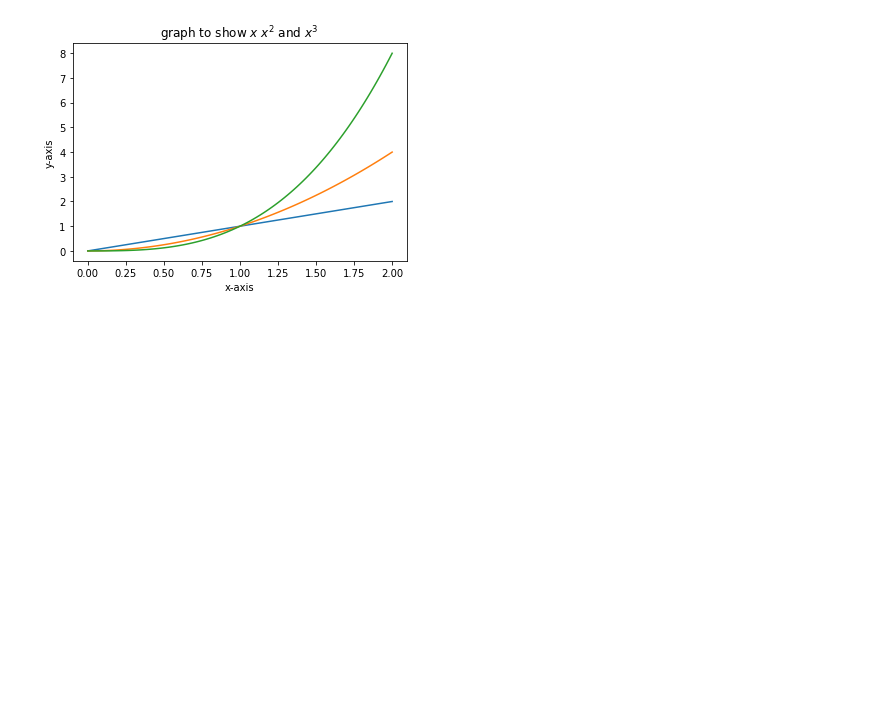
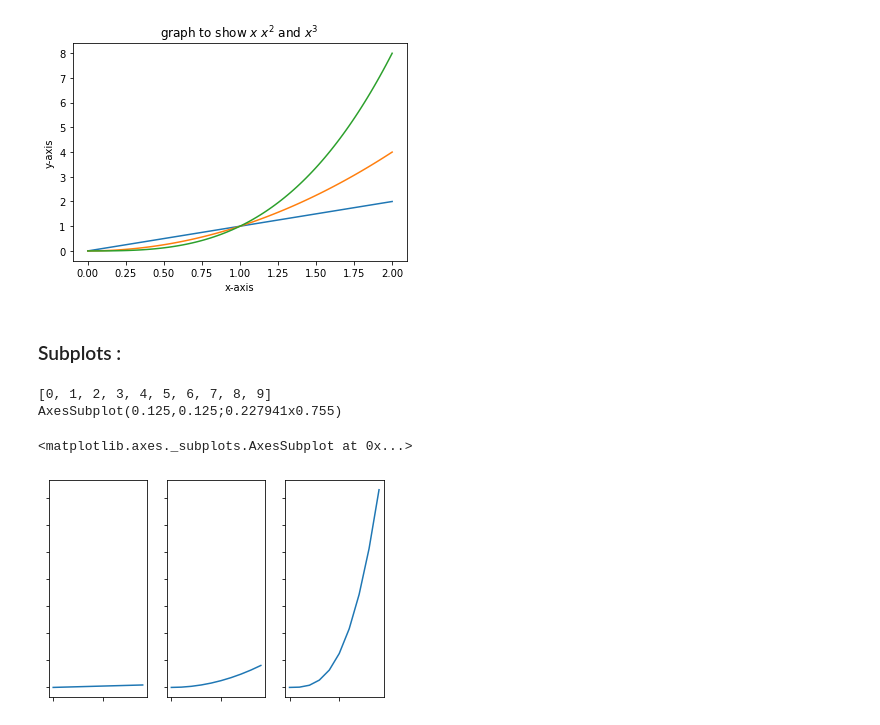
Before and after one commit to kss682/data-science-course, a Jupyter notebook: Course2/Matplotlib tutorial.ipynb, the cells around one changed output. Saved outputs shown, nothing was run; the diff lists cells and outputs as text; code cells hidden in the pictures; blank space fills up the shorter version.

Commit message:
Matplotlib tutorial

```diff
--- a/Course2/Matplotlib tutorial.ipynb
+++ b/Course2/Matplotlib tutorial.ipynb
@@ -44,3 +43,5 @@ plt.title("graph to show $x$ $x^2$ and $x^3$ ")
 # %% [output]
 Text(0.5, 1.0, 'graph to show $x$ $x^2$ and $x^3$ ')
 [figure]
+# %% [markdown]
+### Subplots :
@@ -46,0 +50,22 @@ Text(0.5, 1.0, 'graph to show $x$ $x^2$ and $x^3$ ')
+# %%
+x = list(np.arange(10))
+print(x)
+y = [i**2 for i in x]
+z = [i**3 for i in x]
+ax1 = plt.subplot(131)
+print(ax1)
+ax1.plot(x,x)
+ax2 = plt.subplot(132,sharey=ax1,)
+ax2.plot(x,y)
+ax3 = plt.subplot(133,sharey=ax1)
+ax3.plot(x,z)
+# removes tick labels
+for ax in plt.gcf().get_axes():
+    for label in ax.get_xticklabels()+ax.get_yticklabels():
+        label.set_visible(False)
+ax3
+# %% [output]
+[0, 1, 2, 3, 4, 5, 6, 7, 8, 9]
+AxesSubplot(0.125,0.125;0.227941x0.755)
+<matplotlib.axes._subplots.AxesSubplot at 0x...>
+[figure, added]
```
Also changed, not shown: parts of 8 cells of this notebook.
